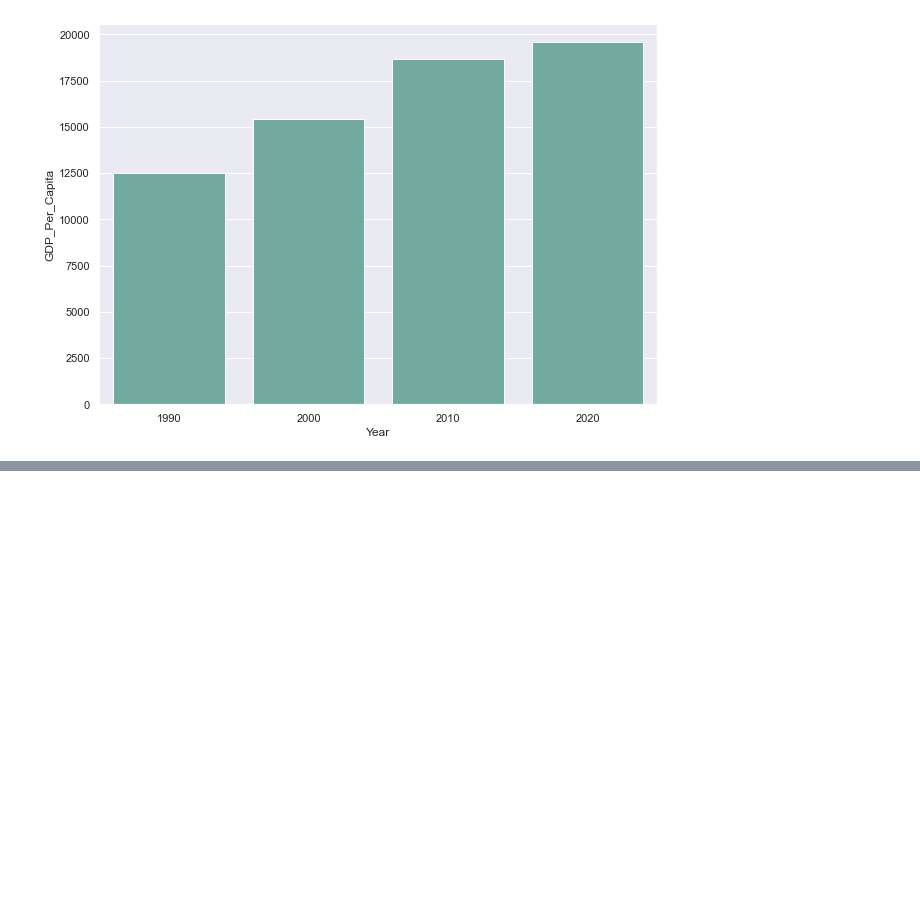
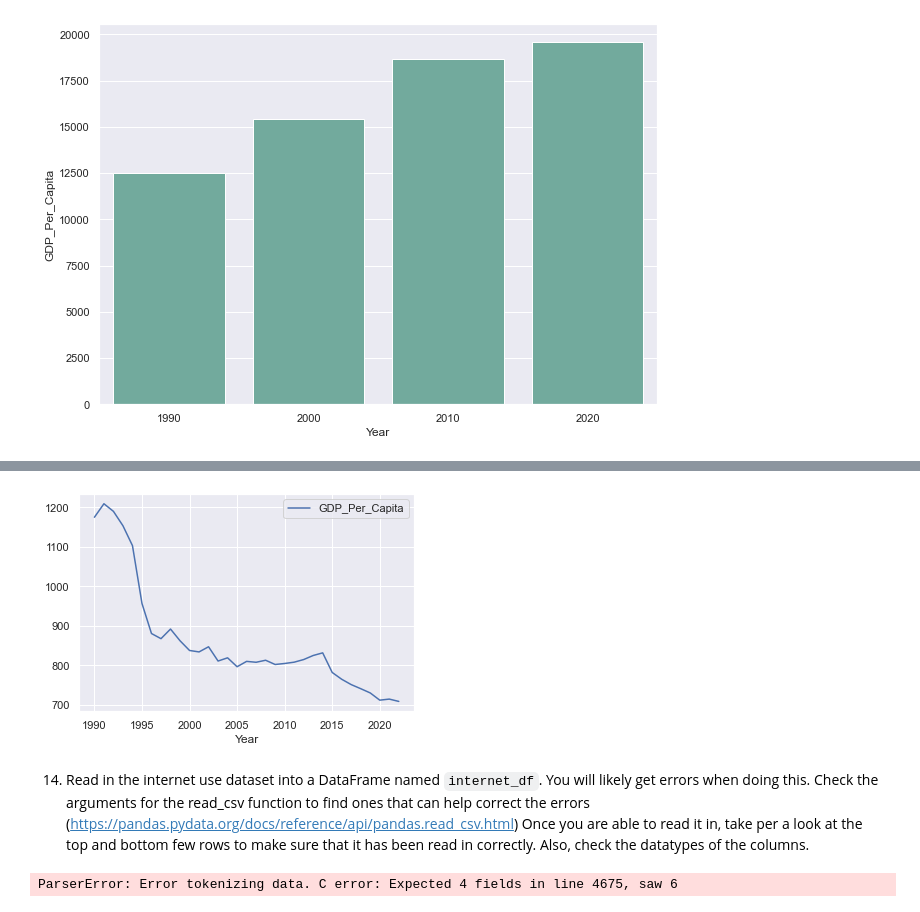
Before and after one commit to NSS-Data-Analytics-Cohort-10/gdp-and-internet-usage-t-white-21, a Jupyter notebook: notebook/un_project.ipynb, the cells around one changed output, grey strips where cells are left out. Cells and saved outputs as stored; diff of their text form; code cells hidden in the pictures; blank space fills up the shorter version.

```diff
--- a/notebook/un_project.ipynb
+++ b/notebook/un_project.ipynb
@@ -233,0 +311,6 @@ In general, the global GDP has grown over time. The boxplot and scatter plots il
+# %%
+gdp_df_2020 = gdp_df_2020.sort_values('GDP_Per_Capita', ascending=True)
+gdp_df_2020.head()
+
+gdp_bur = gdp_df[gdp_df['Country'] == 'Burundi']
+gdp_bur.head()
@@ -233,0 +324,16 @@ In general, the global GDP has grown over time. The boxplot and scatter plots il
+# %%
+gdp_bur.plot(x='Year',
+               y='GDP_Per_Capita',
+               kind='line', # (facultative) Default argument
+               grid=True, # Add a grid in the background
+            )
+
+plt.show()
+# %% [output]
+[figure, added]
+# %% [markdown]
+14. Read in the internet use dataset into a DataFrame named `internet_df`. You will likely get errors when doing this. Check the arguments for the read_csv function to find ones that can help correct the errors (https://pandas.pydata.org/docs/reference/api/pandas.read_csv.html) Once you are able to read it in, take per a look at the top and bottom few rows to make sure that it has been read in correctly. Also, check the datatypes of the columns.
+# %%
+gdp_df = pd.read_csv('../data/internet_use.csv')
+# %% [output]
+ParserError: Error tokenizing data. C error: Expected 4 fields in line 4675, saw 6
```
Also changed, not shown: parts of 28 cells of this notebook.
